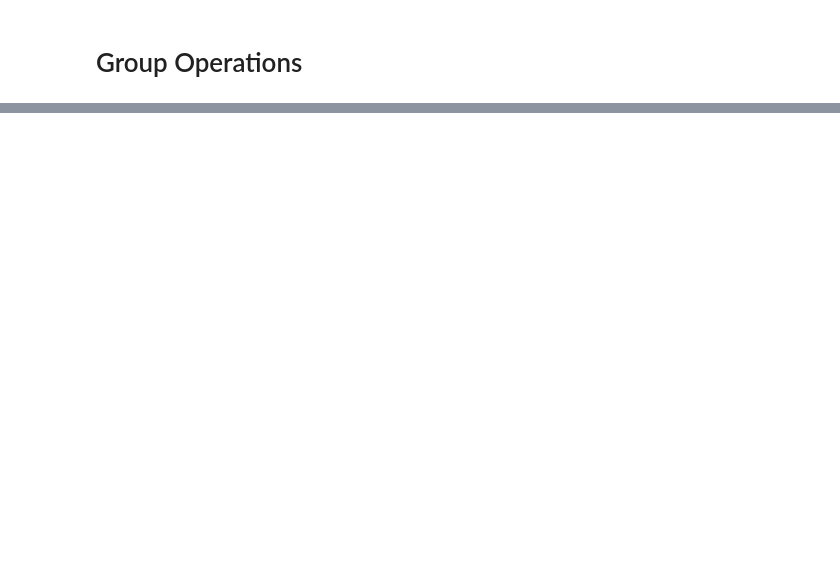
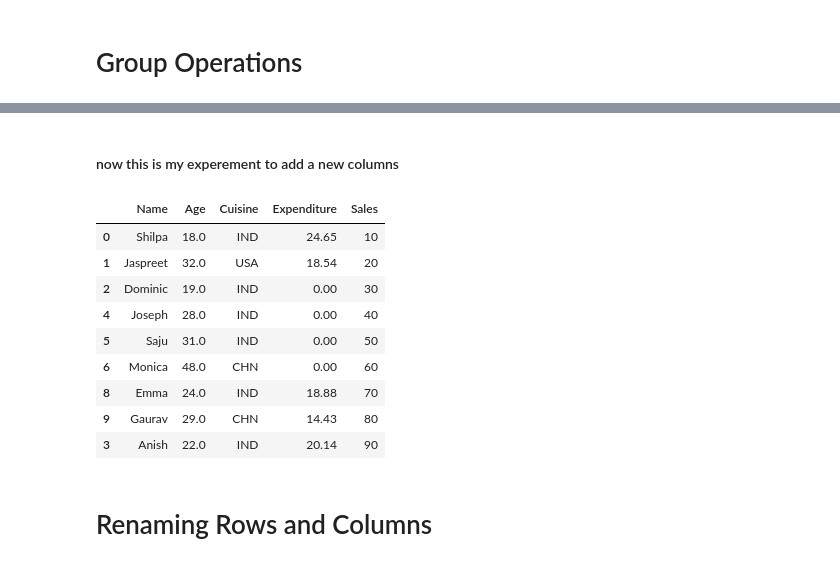
Before and after one commit to anishverma870/data-analytics-PYTHON, a Jupyter notebook: library/pandas/PANDAS.ipynb, the cells around one changed output, grey strips where cells are left out. Saved outputs shown, nothing was run; the diff lists cells and outputs as text; code cells hidden in the pictures; blank space fills up the shorter version.

```diff
--- a/library/pandas/PANDAS.ipynb
+++ b/library/pandas/PANDAS.ipynb
@@ -1069,0 +531,2 @@ Indian         20.214
+# %%
+nwroom.loc[3,['Name','Age','Expenditure']] = ['Anish',22,20.14]
@@ -1069,0 +546,2 @@ Indian         20.214
+# %%
+nwroom.loc[2:6,'Expenditure'] = 0.00
@@ -1069,0 +561,2 @@ Indian         20.214
+# %%
+nwroom['Cuisine']=nwroom['Cuisine'].replace({'Indian':'IND','American':'USA','Chinese':'CHN'})
@@ -1069,0 +586,17 @@ Indian         20.214
+# %% [markdown]
+#### now this is my experement to add a new columns
+# %%
+nwroom['Sales'] = [10, 20, 30, 40, 50,60,70,80,90]
+# %%
+nwroom
+# %% [output]
+|  | Name | Age | Cuisine | Expenditure | Sales |
+| 0 | Shilpa | 18.0 | IND | 24.65 | 10 |
+| 1 | Jaspreet | 32.0 | USA | 18.54 | 20 |
+| 2 | Dominic | 19.0 | IND | 0.00 | 30 |
+| 4 | Joseph | 28.0 | IND | 0.00 | 40 |
+| 5 | Saju | 31.0 | IND | 0.00 | 50 |
+| 6 | Monica | 48.0 | CHN | 0.00 | 60 |
+| 8 | Emma | 24.0 | IND | 18.88 | 70 |
+| 9 | Gaurav | 29.0 | CHN | 14.43 | 80 |
+| 3 | Anish | 22.0 | IND | 20.14 | 90 |
@@ -1069,0 +605,2 @@ Indian         20.214
+# %% [markdown]
+# Renaming Rows and Columns
```
Also changed, not shown: parts of 97 cells of this notebook, 1 other file.
